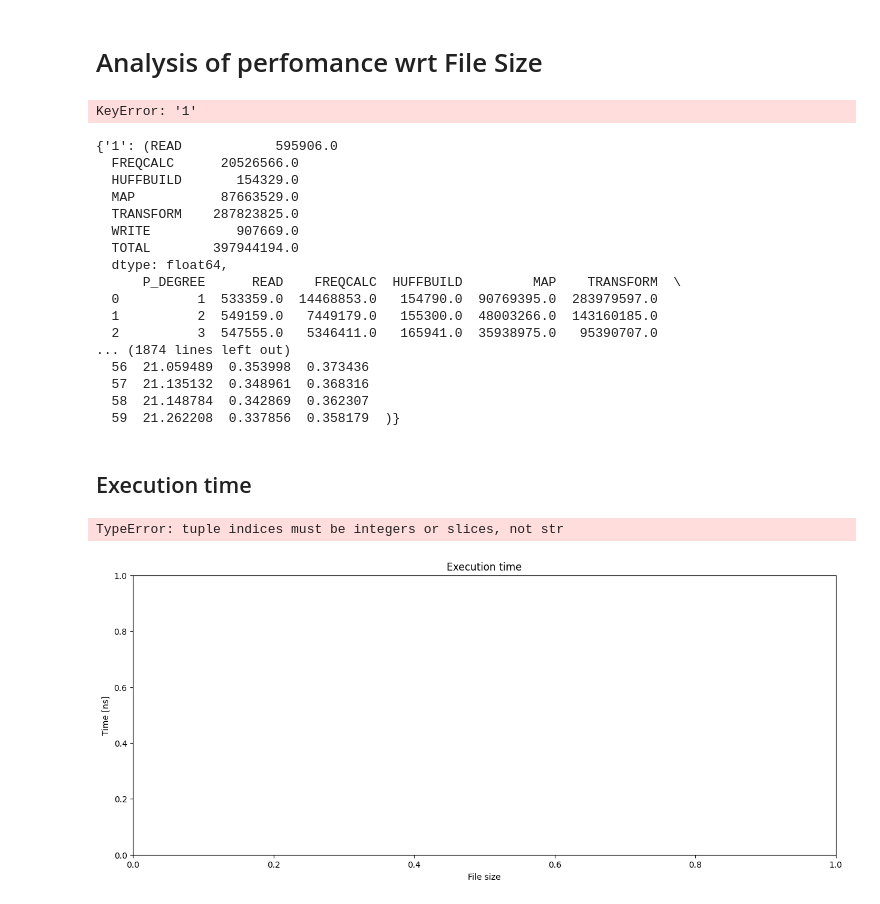
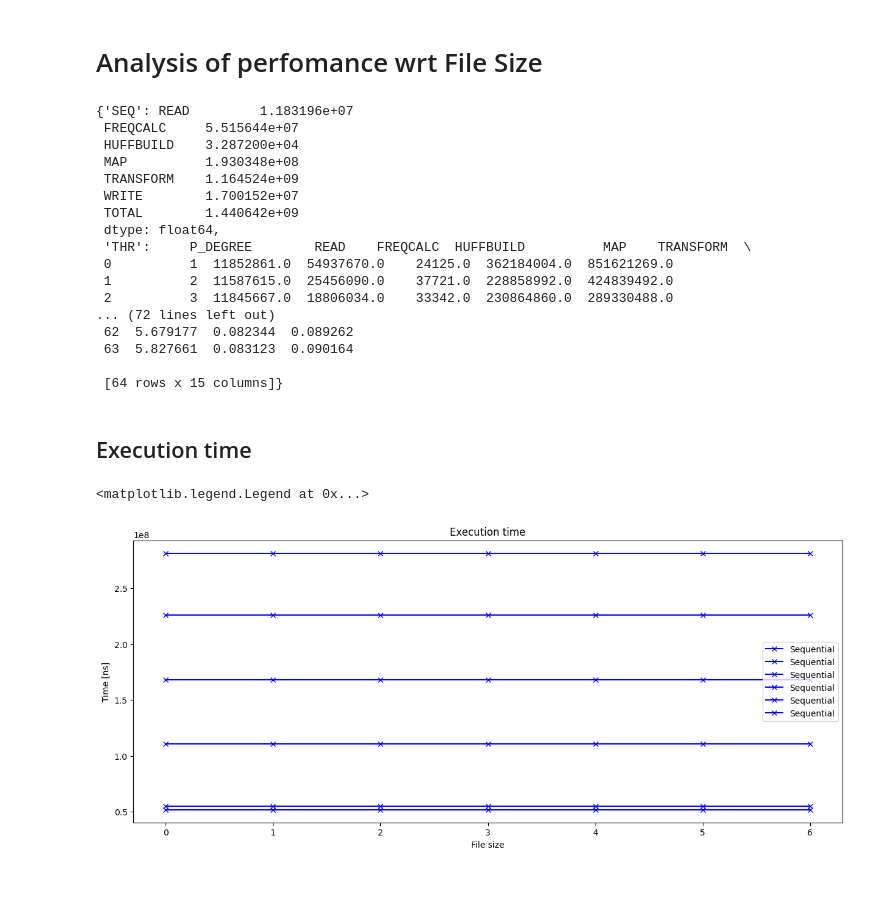
Before and after one commit to federicosilvestri/spm-project, a Jupyter notebook: benchmark_workspace/FileDimension.ipynb, the cells around one changed output. Saved outputs shown, nothing was run; the diff lists cells and outputs as text; code cells hidden in the pictures.

```diff
--- a/benchmark_workspace/FileDimension.ipynb
+++ b/benchmark_workspace/FileDimension.ipynb
@@ -5,33 +5,32 @@ from b_tools.preprocess import get_standardized_measures
 from b_tools.analysis import compute_performances
 # %%
 # FILES
-FILE_SIZES = ['1', '2', '3', '5', '50']
+FILE_SIZES = ['0', '20', '40', '60', '80', '100']
 
 DATA = dict()
 for F_SIZE in FILE_SIZES:
+    DATA[F_SIZE] = {}
     DATA[F_SIZE]['SEQ'], DATA[F_SIZE]['THR'], DATA[F_SIZE]['FF'] = compute_performances(F_SIZE)
-# %% [output]
-KeyError: '1'
 # %%
-DATA
+DATA['20']
 # %% [output]
-{'1': (READ            595906.0
-  FREQCALC      20526566.0
-  HUFFBUILD       154329.0
-  MAP           87663529.0
-  TRANSFORM    287823825.0
-  WRITE           907669.0
-  TOTAL        397944194.0
-  dtype: float64,
-      P_DEGREE      READ    FREQCALC  HUFFBUILD         MAP    TRANSFORM  \
-  0          1  533359.0  14468853.0   154790.0  90769395.0  283979597.0
-  1          2  549159.0   7449179.0   155300.0  48003266.0  143160185.0
-  2          3  547555.0   5346411.0   165941.0  35938975.0   95390707.0
-... (1874 lines left out)
-  56  21.059489  0.353998  0.373436
-  57  21.135132  0.348961  0.368316
-  58  21.148784  0.342869  0.362307
-  59  21.262208  0.337856  0.358179  )}
+{'SEQ': READ         1.183196e+07
+ FREQCALC     5.515644e+07
+ HUFFBUILD    3.287200e+04
+ MAP          1.930348e+08
+ TRANSFORM    1.164524e+09
+ WRITE        1.700152e+07
+ TOTAL        1.440642e+09
+ dtype: float64,
+ 'THR':     P_DEGREE        READ    FREQCALC  HUFFBUILD          MAP    TRANSFORM  \
+ 0          1  11852861.0  54937670.0    24125.0  362184004.0  851621269.0
+ 1          2  11587615.0  25456090.0    37721.0  228858992.0  424839492.0
+ 2          3  11845667.0  18806034.0    33342.0  230864860.0  289330488.0
+... (72 lines left out)
+ 62  5.679177  0.082344  0.089262
+ 63  5.827661  0.083123  0.090164
+
+ [64 rows x 15 columns]}
 # %%
 import matplotlib.pyplot as plt
 # %% [markdown]
@@ -39,17 +38,20 @@ import matplotlib.pyplot as plt
 # %%
 plt.figure(figsize=(15,6))
 plt.title("Execution time")
 # plt.yscale('log')
 
 plt.xlabel("File size")
 plt.ylabel("Time [ns]")
 
-# Plot the median time for Sequential version
-plt.plot(FILE_SIZES, [a['SEQ']['TOTAL'].median() for a in DATA.values()], '-xb', label="Sequential")
-plt.plot(FILE_SIZES, [a['THR']['TOTAL'].median() for a in DATA.values()], '-xr', label="THR")
-plt.plot(FILE_SIZES, [a['FF']['TOTAL'].median() for a in DATA.values()], '-xg', label="FF")
+for D in DATA.values():
+    plt.plot([i for i in range(0, len(D['SEQ']))], [D['SEQ'].median() for _ in range(0, len(D['SEQ']))], '-xb', label="Sequential")
+    #plt.plot(FILE_SIZES, [a['TOTAL'].median() for a in D.values()], '-xb', label="Sequential")
+    # Plot the median time for Sequential version
+
+    #plt.plot(FILE_SIZES, [a['THR']['TOTAL'].median() for a in D.values()], '-xr', label="THR")
+    #plt.plot(FILE_SIZES, [a['FF']['TOTAL'].median() for a in D.values()], '-xg', label="FF")
 
 plt.legend()
 # %% [output]
-TypeError: tuple indices must be integers or slices, not str
+<matplotlib.legend.Legend at 0x...>
-[figure, old version]
+[figure, new version]
```
Also changed, not shown: 1 other file.
